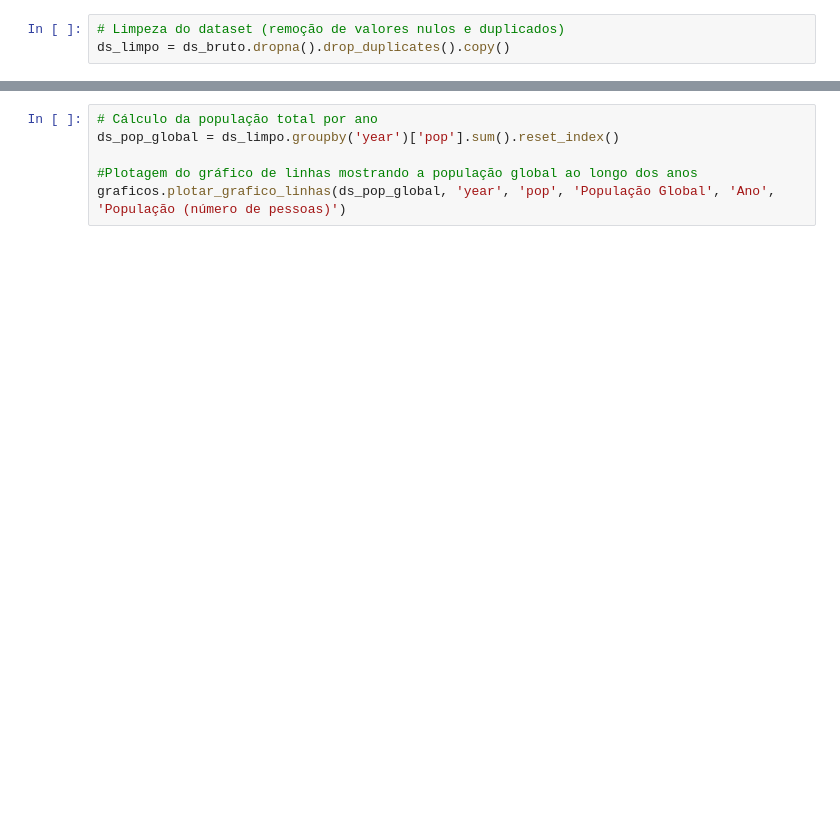
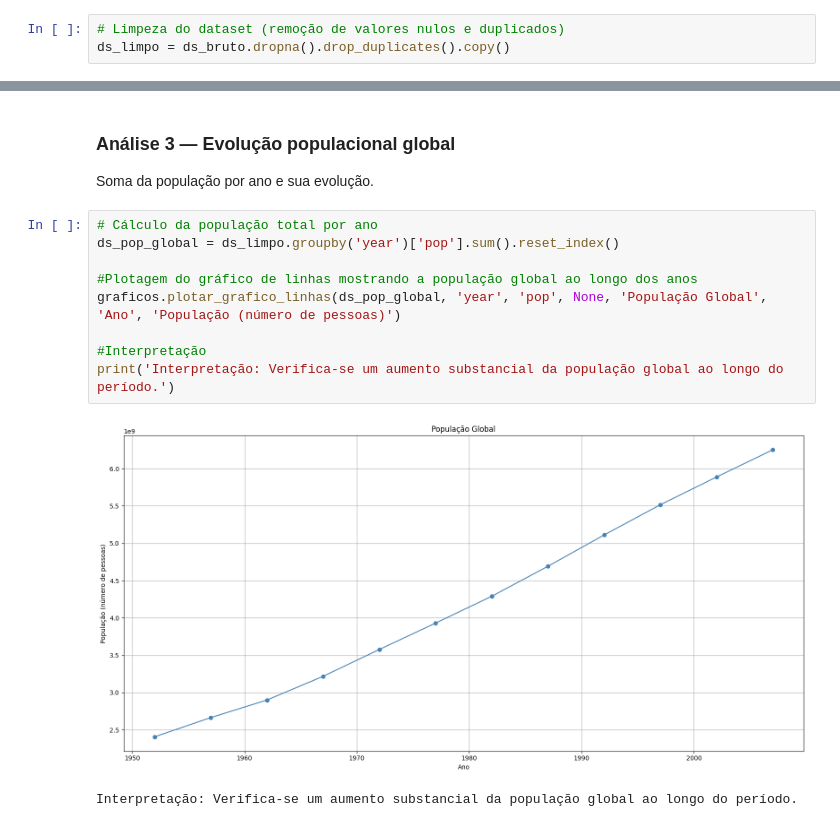
Before and after one commit to kadupenido/python-cd-avaliacao-final-grupo-5, a Jupyter notebook: notebooks/grupo_5_projeto_gapminder.ipynb, the cells around one changed output, grey strips where cells are left out. Drawn from its saved outputs; the diff is of its cells as text; blank space fills up the shorter version.

```diff
--- a/notebooks/grupo_5_projeto_gapminder.ipynb
+++ b/notebooks/grupo_5_projeto_gapminder.ipynb
@@ -37,6 +140,16 @@ graficos.plotar_grafico_linhas(ds_pib_global, 'year', 'gdpPercap', 'PIB per Capi
+# %% [markdown]
+### Análise 3 — Evolução populacional global
+
+Soma da população por ano e sua evolução.
 # %%
 # Cálculo da população total por ano
 ds_pop_global = ds_limpo.groupby('year')['pop'].sum().reset_index()
 
 #Plotagem do gráfico de linhas mostrando a população global ao longo dos anos
-graficos.plotar_grafico_linhas(ds_pop_global, 'year', 'pop', 'População Global', 'Ano', 'População (número de pessoas)')
+graficos.plotar_grafico_linhas(ds_pop_global, 'year', 'pop', None, 'População Global', 'Ano', 'População (número de pessoas)')
+
+#Interpretação
+print('Interpretação: Verifica-se um aumento substancial da população global ao longo do período.')
+# %% [output]
+[figure, added]
+Interpretação: Verifica-se um aumento substancial da população global ao longo do período.
```
Also changed, not shown: parts of 18 cells of this notebook, 3 other files.
